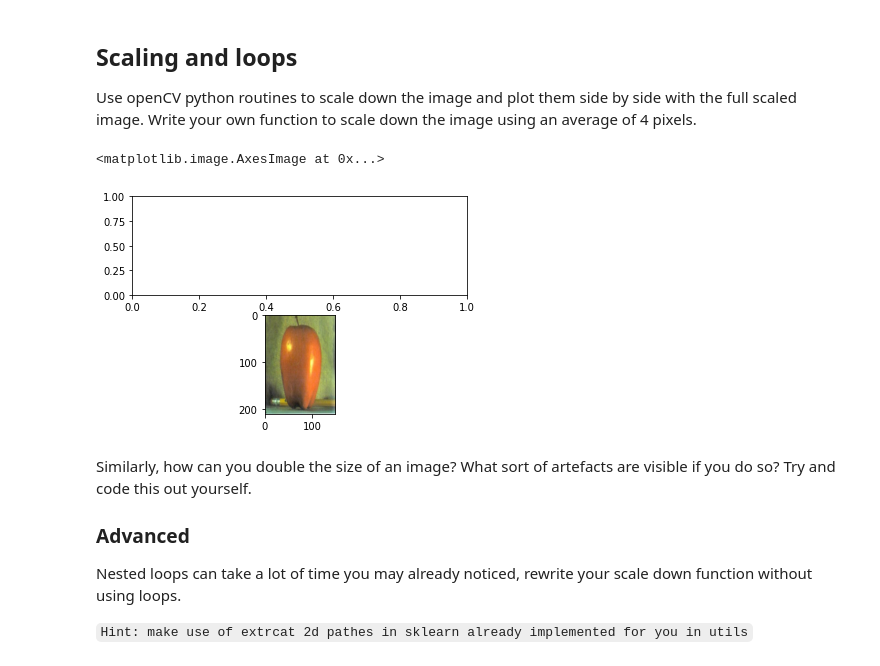
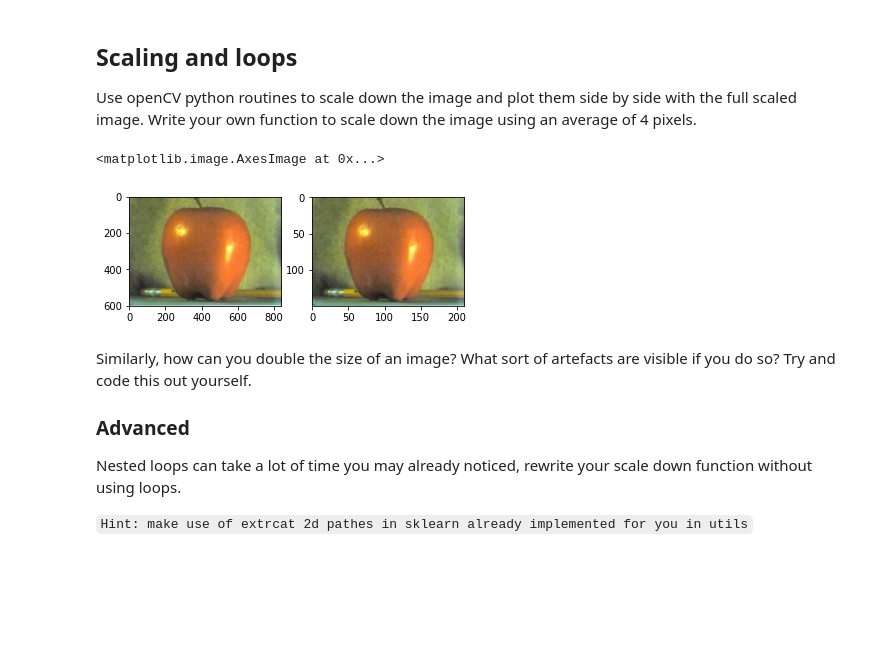
Before and after one commit to wangzican/Image_Processing, a Jupyter notebook: labs/week_1.ipynb, the cells around one changed output. Saved outputs shown, nothing was run; the diff lists cells and outputs as text; code cells hidden in the pictures; blank space fills up the shorter version.

```diff
--- a/labs/week_1.ipynb
+++ b/labs/week_1.ipynb
@@ -144,16 +139,16 @@ plt.imshow(fourth_part)
 Use openCV python routines to scale down the image and plot them side by side with the full scaled image.
 Write your own function to scale down the image using an average of 4 pixels.
 # %%
-scaled_img = cv2.resize(image_rgb, (150, 210))
-
-axes = plt.subplots(2,1)
+scaled_img = cv2.pyrUp(image_rgb, (150, 210))
+scaled_img2 = average_scale_down(image_rgb)
+fig, axes = plt.subplots(1,2,figsize=(6,10))
 # display original image
-plt.imshow(scaled_img)
-
+axes[0].imshow(scaled_img)
+axes[1].imshow(scaled_img2)
 # display scaled down image
 # %% [output]
 <matplotlib.image.AxesImage at 0x...>
-[figure, old version]
+[figure, new version]
 # %%
 def average_scale_down(img):
     '''
```
Also changed, not shown: parts of 3 cells of this notebook, 1 other file.
